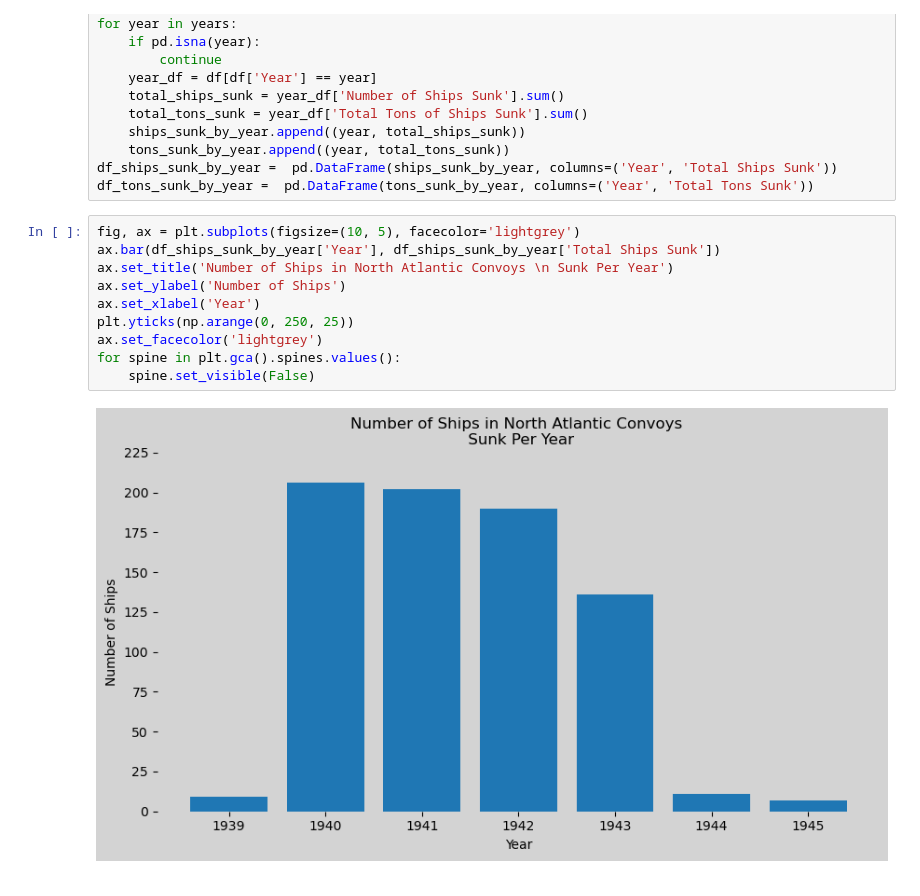
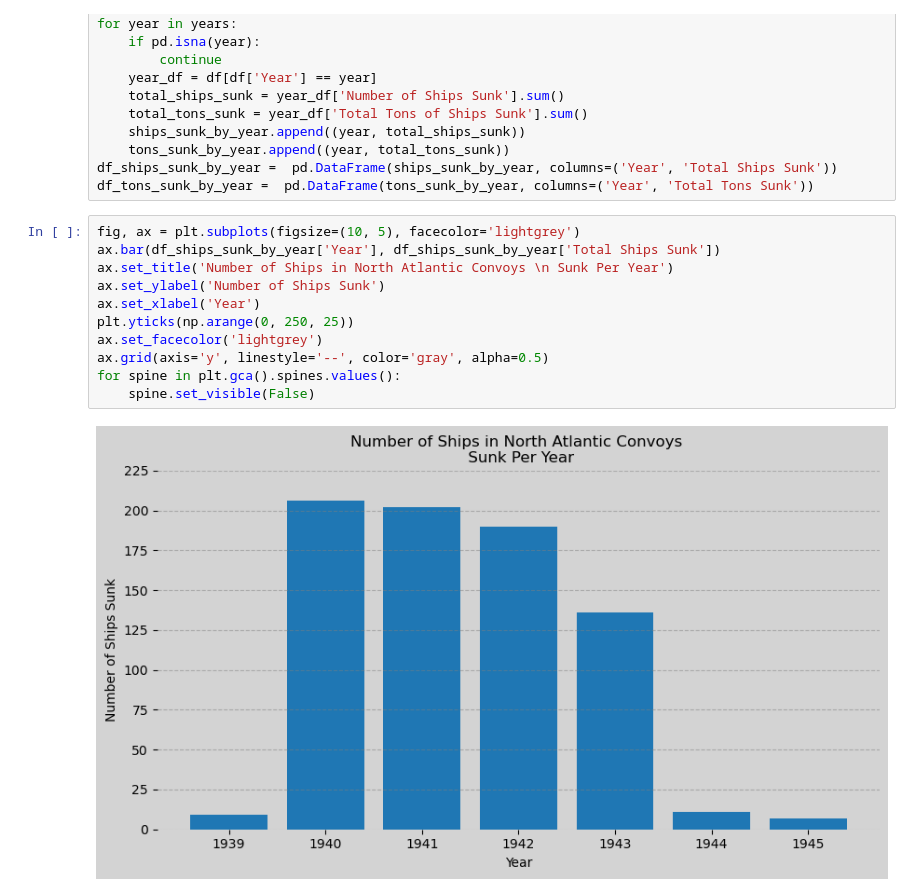
Before and after one commit to MAP9900/Modeling-The-Convoy-System, a Jupyter notebook: Code/Data Visualization/Convoy_Data_Vis.ipynb, the cells around one changed output. Cells and saved outputs as stored; diff of their text form.

```diff
--- a/Code/Data Visualization/Convoy_Data_Vis.ipynb
+++ b/Code/Data Visualization/Convoy_Data_Vis.ipynb
@@ -84,13 +87,14 @@ df_tons_sunk_by_year =  pd.DataFrame(tons_sunk_by_year, columns=('Year', 'Total
 # %%
 fig, ax = plt.subplots(figsize=(10, 5), facecolor='lightgrey')
 ax.bar(df_ships_sunk_by_year['Year'], df_ships_sunk_by_year['Total Ships Sunk'])
 ax.set_title('Number of Ships in North Atlantic Convoys \n Sunk Per Year')
-ax.set_ylabel('Number of Ships')
+ax.set_ylabel('Number of Ships Sunk')
 ax.set_xlabel('Year')
 plt.yticks(np.arange(0, 250, 25))
 ax.set_facecolor('lightgrey')
+ax.grid(axis='y', linestyle='--', color='gray', alpha=0.5)
 for spine in plt.gca().spines.values():
     spine.set_visible(False)
 # %% [output]
-[figure, old version]
+[figure, new version]
 # %%
```
Also changed, not shown: parts of 11 cells of this notebook.
